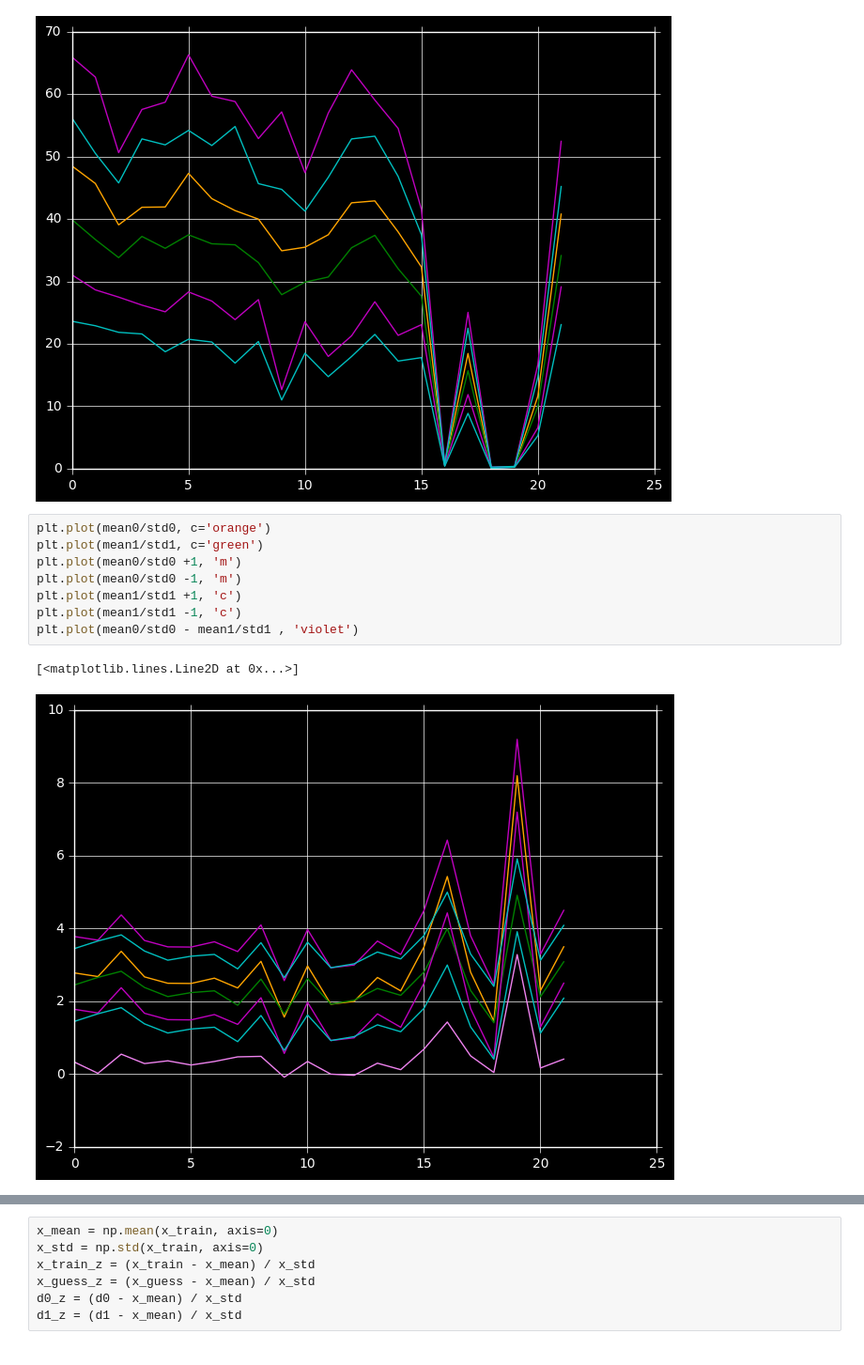
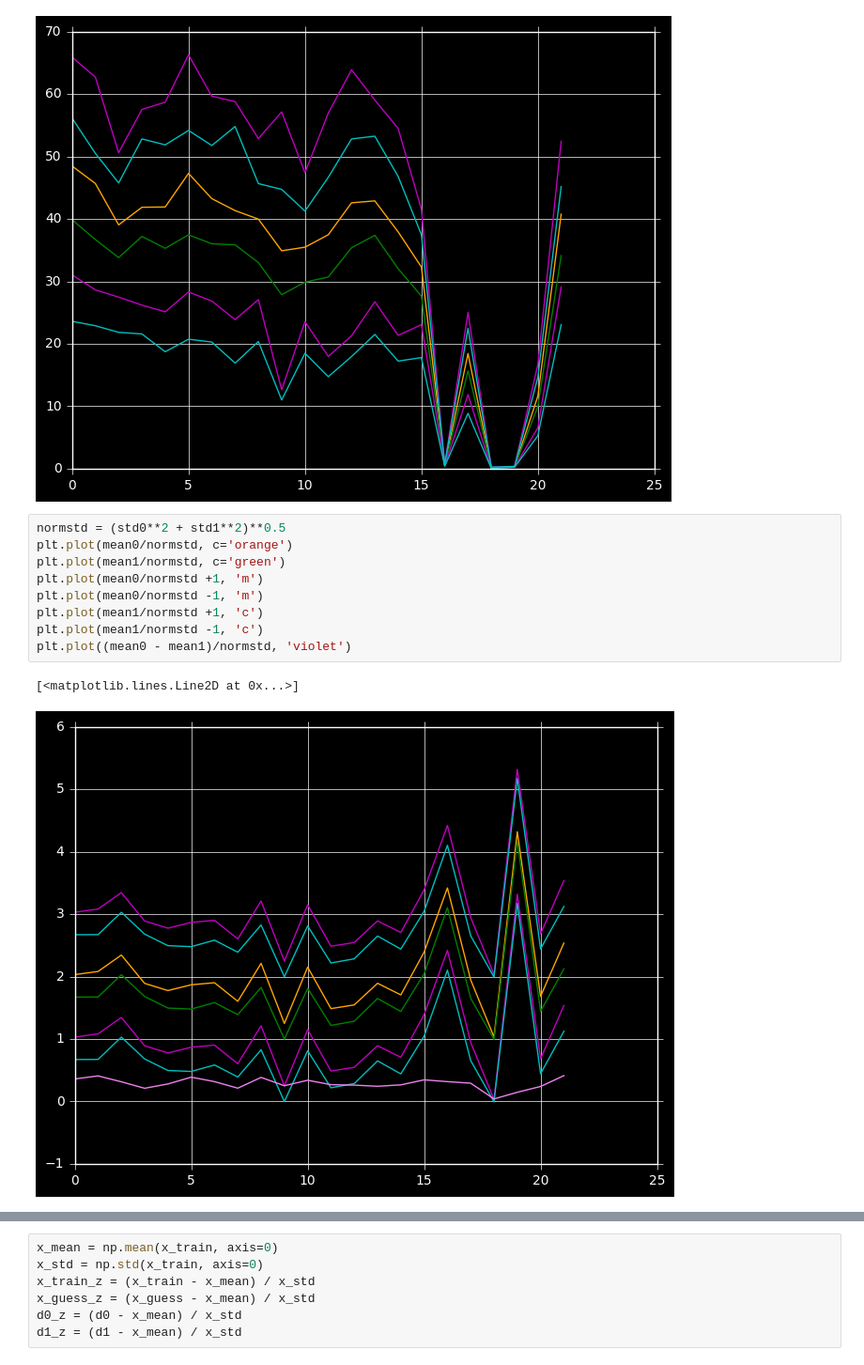
Before and after one commit to xkortex/eeg_seizure_prediction, a Jupyter notebook: linear04.ipynb, the cells around one changed output, grey strips where cells are left out. Shown at 94% size. Saved outputs shown, nothing was run; the diff lists cells and outputs as text.

```diff
--- a/linear04.ipynb
+++ b/linear04.ipynb
@@ -78,13 +75,14 @@ plt.plot(mean1-std1, 'c')
 [<matplotlib.lines.Line2D at 0x...>]
 [figure]
 # %%
-plt.plot(mean0/std0, c='orange')
-plt.plot(mean1/std1, c='green')
-plt.plot(mean0/std0 +1, 'm')
-plt.plot(mean0/std0 -1, 'm')
-plt.plot(mean1/std1 +1, 'c')
-plt.plot(mean1/std1 -1, 'c')
-plt.plot(mean0/std0 - mean1/std1 , 'violet')
+normstd = (std0**2 + std1**2)**0.5
+plt.plot(mean0/normstd, c='orange')
+plt.plot(mean1/normstd, c='green')
+plt.plot(mean0/normstd +1, 'm')
+plt.plot(mean0/normstd -1, 'm')
+plt.plot(mean1/normstd +1, 'c')
+plt.plot(mean1/normstd -1, 'c')
+plt.plot((mean0 - mean1)/normstd, 'violet')
 # %% [output]
 [<matplotlib.lines.Line2D at 0x...>]
-[figure, old version]
+[figure, new version]
```
Also changed, not shown: parts of 4 cells of this notebook, 23 other files.
